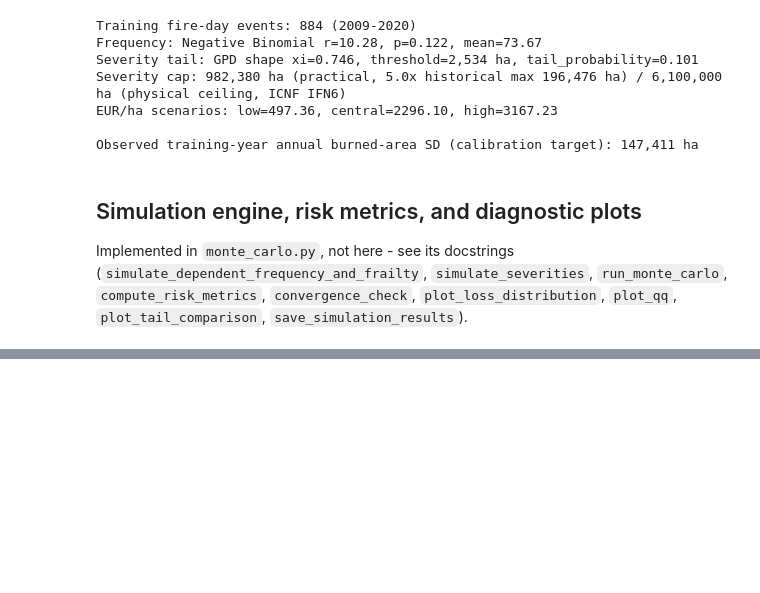
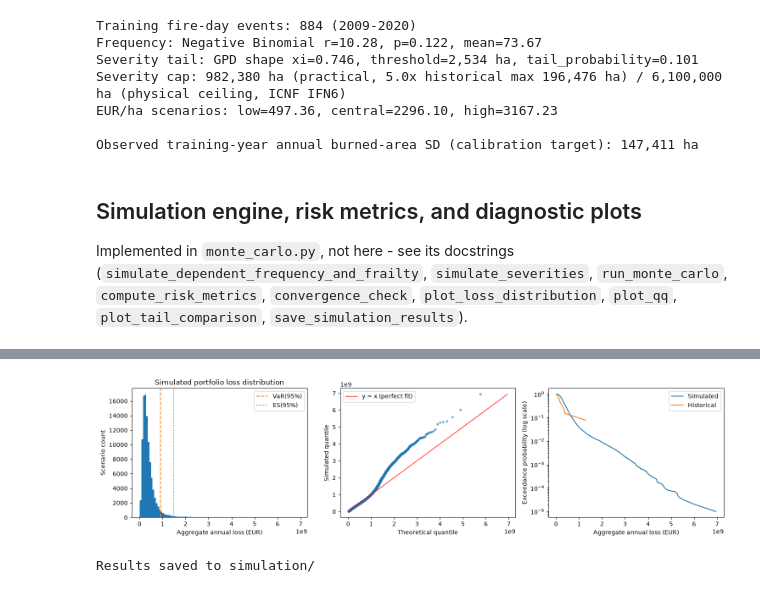
Before and after one commit to DanPhnx/pt-wildfire-catmodel, a Jupyter notebook: notebooks/03_monte_carlo.ipynb, the cells around one changed output, grey strips where cells are left out. Cells and saved outputs as stored; diff of their text form; code cells hidden in the pictures; blank space fills up the shorter version.

```diff
--- a/notebooks/03_monte_carlo.ipynb
+++ b/notebooks/03_monte_carlo.ipynb
@@ -122,21 +121,44 @@ complete, matching how this notebook stayed commented out through Phase 2
 # %%
-# --- Prototype values, pending joint calibration - do not treat as final ---
-# sigma_z, rho = 0.25, 0.0
-# eur_per_ha = eur_scenarios["central"]["eur_per_ha"]
-#
-# annual_losses = run_monte_carlo(
-#     nb_params, lognormal_params, gpd_params, tail_probability,
-#     eur_per_ha, severity_cap_ha, sigma_z=sigma_z, rho=rho,
-#     n_scenarios=N_SCENARIOS, seed=SEED,
-# )
-# metrics = compute_risk_metrics(annual_losses)
-# convergence = convergence_check(annual_losses)
-# print(metrics)
-# print(convergence)  # PRD success criterion: VaR_95_se_pct < 2
-#
-# plot_loss_distribution(annual_losses, metrics)
-# plot_qq(annual_losses)
-# historical_annual_losses = train_events.groupby(train_events["Date"].dt.year)["Estimated_Loss_EUR_2025"].sum().values
-# plot_tail_comparison(annual_losses, historical_annual_losses)
-#
-# save_simulation_results(annual_losses, {**metrics, **convergence})
+sigma_z, rho = 0.25, 0.0  # calibrated: matches training annual SD at ratio 0.999
+eur_per_ha = eur_scenarios["central"]["eur_per_ha"]
+
+annual_losses, occurrence_losses = run_monte_carlo(
+    nb_params, lognormal_params, gpd_params, tail_probability,
+    eur_per_ha, severity_cap_ha, sigma_z=sigma_z, rho=rho,
+    n_scenarios=N_SCENARIOS, seed=SEED,
+)
+metrics = compute_risk_metrics(annual_losses)
+occurrence_metrics = compute_risk_metrics(occurrence_losses)
+convergence = convergence_check(annual_losses)
+
+print("=== Aggregate risk metrics (calibrated frailty, sigma_z=0.25, rho=0, central EUR/ha, 100k scenarios) ===")
+for k, v in metrics.items():
+    print(f"  {k}: {v:,.0f}" if isinstance(v, float) and v > 1 else f"  {k}: {v:.3f}")
+
+print("\n=== Occurrence risk metrics (worst single fire per year) ===")
+for k in ("RP_10_aggregate", "RP_25_aggregate", "RP_100_aggregate"):
+    label = k.replace("_aggregate", "_occurrence")
+    print(f"  {label}: {occurrence_metrics[k]:,.0f}")
+
+print(f"\n=== Convergence check ===")
+print(f"  VaR(95%) SE: {convergence['VaR_95_se_pct']:.2f}%  (PRD criterion: < 2%)")
+print(f"  VaR(99%) SE: {convergence['VaR_99_se_pct']:.2f}%")
+
+fig, axes = plt.subplots(1, 3, figsize=(15, 4))
+plot_loss_distribution(annual_losses, metrics, ax=axes[0])
+plot_qq(annual_losses, ax=axes[1])
+historical_annual_losses = (
+    train_events.groupby(train_events["Date"].dt.year)["Burned_Area_ha"].sum() * eur_per_ha
+).values
+plot_tail_comparison(annual_losses, historical_annual_losses, ax=axes[2])
+plt.tight_layout()
+plt.savefig(SIMULATION_DIR / "diagnostic_plots_frailty_calibrated.pdf")
+plt.show()
+
+save_simulation_results(annual_losses, {**metrics, **convergence,
+    "RP_10_occurrence": occurrence_metrics["RP_10_aggregate"],
+    "RP_25_occurrence": occurrence_metrics["RP_25_aggregate"],
+    "RP_100_occurrence": occurrence_metrics["RP_100_aggregate"]},
+    filename="monte_carlo_frailty_calibrated.csv")
+print("\nResults saved to simulation/")
+# %% [output]
@@ -142,0 +182,2 @@ complete, matching how this notebook stayed commented out through Phase 2
+[figure, added]
+Results saved to simulation/
```
Also changed, not shown: parts of 4 cells of this notebook, 12 other files.
